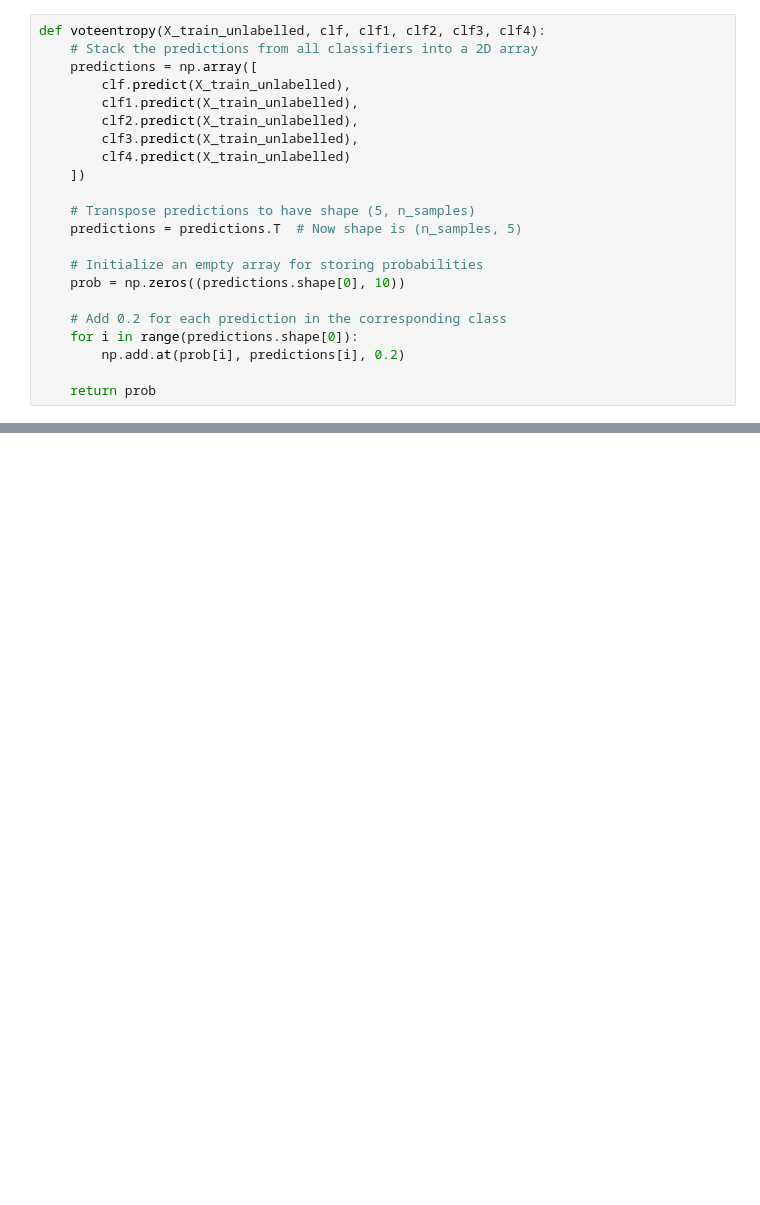
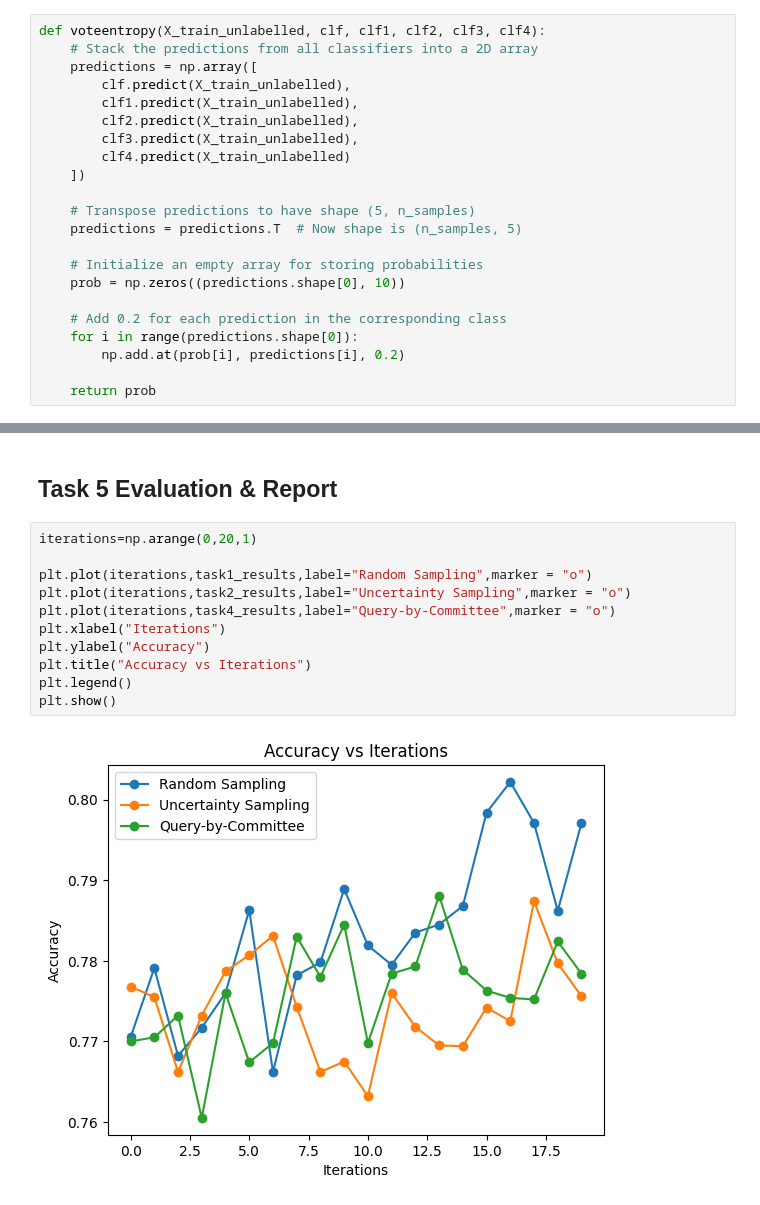
Before and after one commit to samarth2015/CS203_Lab_4, a Jupyter notebook: assignment.ipynb, the cells around one changed output, grey strips where cells are left out. Cells and saved outputs as stored; diff of their text form; blank space fills up the shorter version.

Commit message:
task5 graph plotting

```diff
--- a/assignment.ipynb
+++ b/assignment.ipynb
@@ -309,0 +338,15 @@ Iteration: 19 Accuracy: 0.798
+# %% [markdown]
+## Task 5 Evaluation & Report
+# %%
+iterations=np.arange(0,20,1)
+
+plt.plot(iterations,task1_results,label="Random Sampling",marker = "o")
+plt.plot(iterations,task2_results,label="Uncertainty Sampling",marker = "o")
+plt.plot(iterations,task4_results,label="Query-by-Committee",marker = "o")
+plt.xlabel("Iterations")
+plt.ylabel("Accuracy")
+plt.title("Accuracy vs Iterations")
+plt.legend()
+plt.show()
+# %% [output]
+[figure, added]
```
Also changed, not shown: parts of 8 cells of this notebook.
